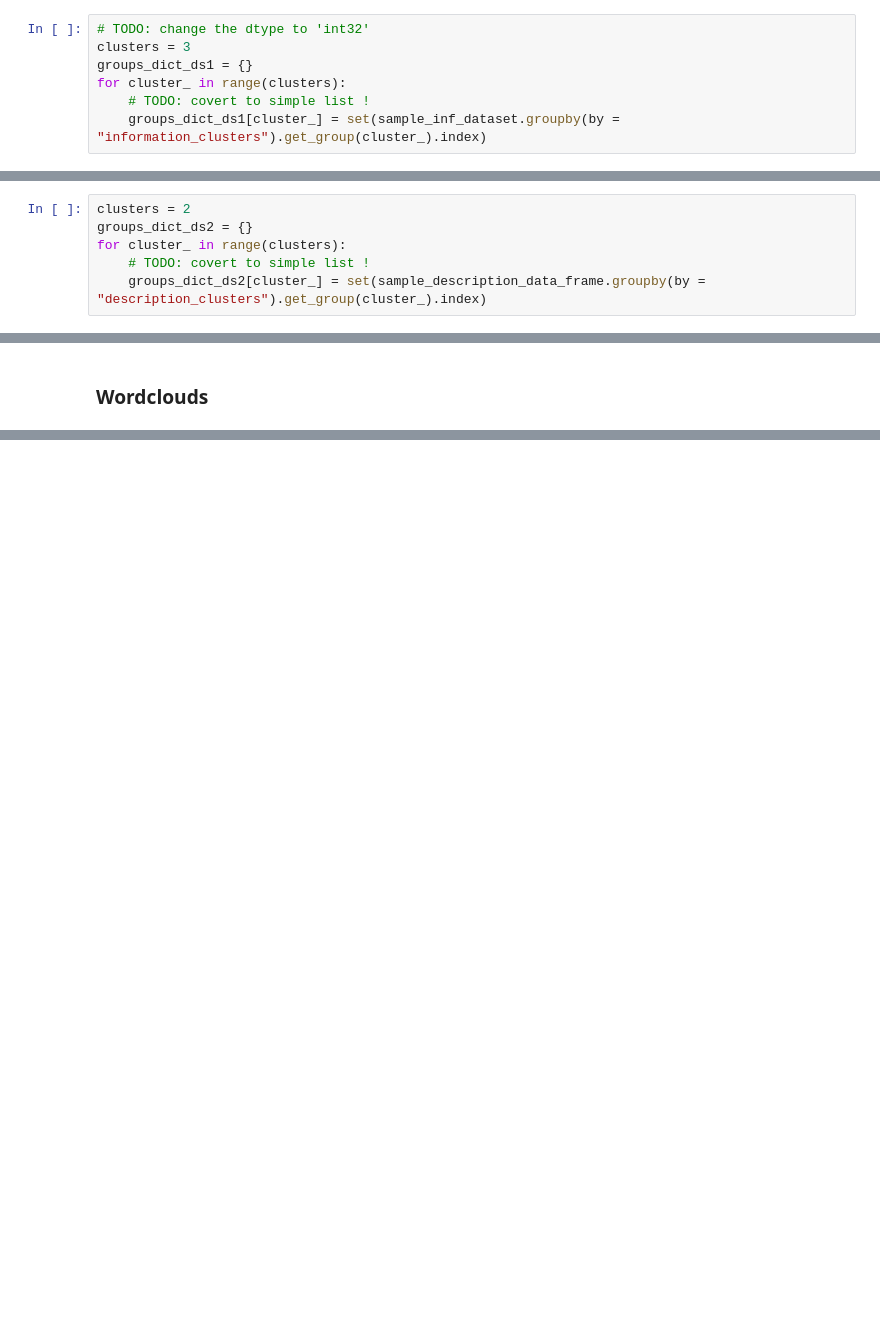
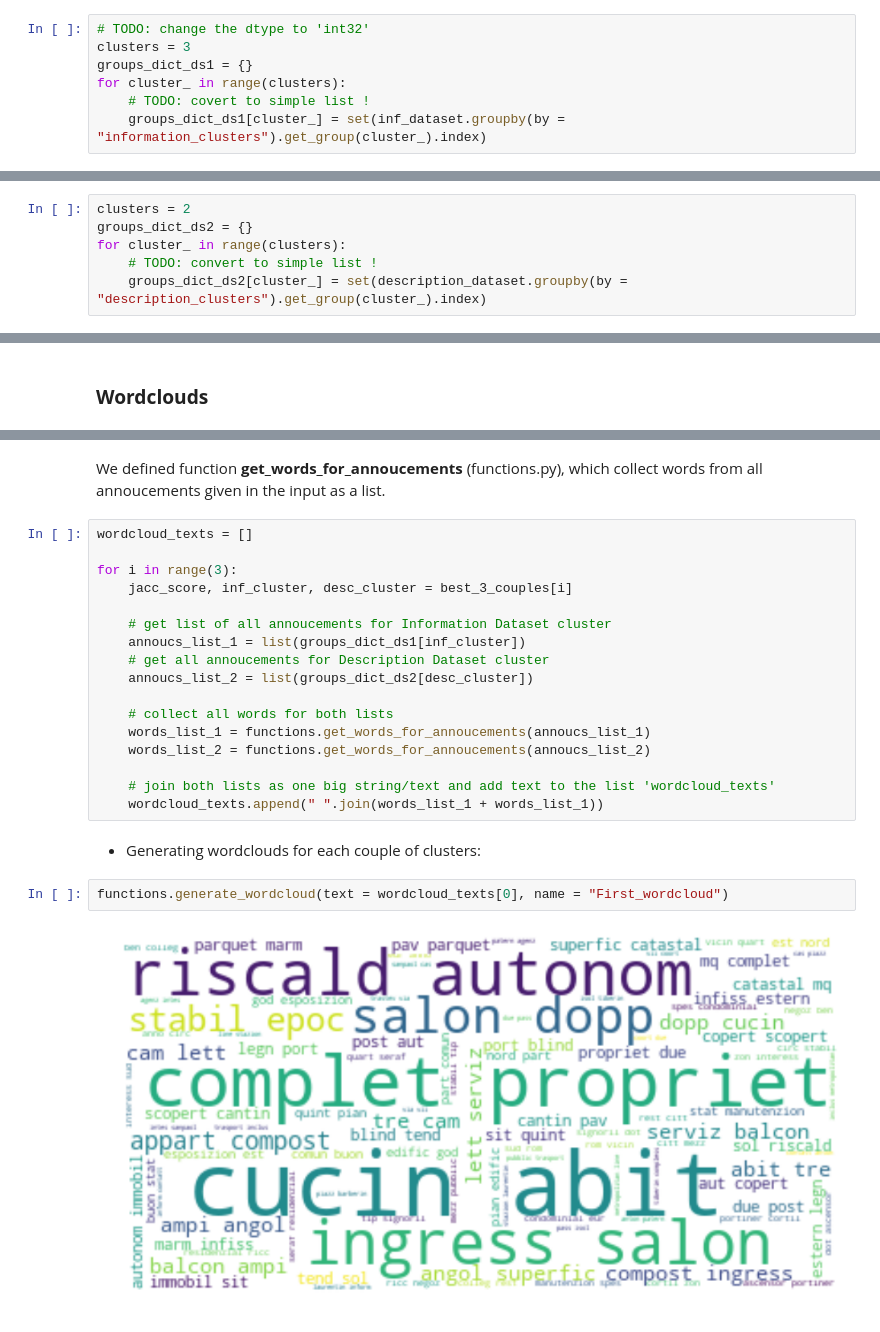
Before and after one commit to AVcodeMaverick7/ADM_HW4_Group_7, a Jupyter notebook: HW_Part1.ipynb, the cells around one changed output, grey strips where cells are left out. Saved outputs shown, nothing was run; the diff lists cells and outputs as text; blank space fills up the shorter version.

```diff
--- a/HW_Part1.ipynb
+++ b/HW_Part1.ipynb
@@ -249,15 +291,15 @@ clusters = 3
 groups_dict_ds1 = {}
 for cluster_ in range(clusters):
     # TODO: covert to simple list !
-    groups_dict_ds1[cluster_] = set(sample_inf_dataset.groupby(by = "information_clusters").get_group(cluster_).index)
+    groups_dict_ds1[cluster_] = set(inf_dataset.groupby(by = "information_clusters").get_group(cluster_).index)
 # %% [markdown]
 **Description Dataset**
 # %%
 clusters = 2
 groups_dict_ds2 = {}
 for cluster_ in range(clusters):
-    # TODO: covert to simple list !
-    groups_dict_ds2[cluster_] = set(sample_description_data_frame.groupby(by = "description_clusters").get_group(cluster_).index)
+    # TODO: convert to simple list !
+    groups_dict_ds2[cluster_] = set(description_dataset.groupby(by = "description_clusters").get_group(cluster_).index)
 # %% [markdown]
 + Calculating Jaccard Similarity for each couple of clusters from Information and Description Dataset:
 # %%
@@ -288,0 +327,25 @@ plt.show()
+# %% [markdown]
+We defined function **get_words_for_annoucements** (functions.py), which collect words from all annoucements given in the input as a list.
+# %%
+wordcloud_texts = []
+
+for i in range(3):
+    jacc_score, inf_cluster, desc_cluster = best_3_couples[i]
+
+    # get list of all annoucements for Information Dataset cluster
+    annoucs_list_1 = list(groups_dict_ds1[inf_cluster])
+    # get all annoucements for Description Dataset cluster
+    annoucs_list_2 = list(groups_dict_ds2[desc_cluster])
+
+    # collect all words for both lists
+    words_list_1 = functions.get_words_for_annoucements(annoucs_list_1)
+    words_list_2 = functions.get_words_for_annoucements(annoucs_list_2)
+
+    # join both lists as one big string/text and add text to the list 'wordcloud_texts'
+    wordcloud_texts.append(" ".join(words_list_1 + words_list_1))
+# %% [markdown]
++ Generating wordclouds for each couple of clusters:
+# %%
+functions.generate_wordcloud(text = wordcloud_texts[0], name = "First_wordcloud")
+# %% [output]
+[figure, added]
```
Also changed, not shown: parts of 25 cells of this notebook.
